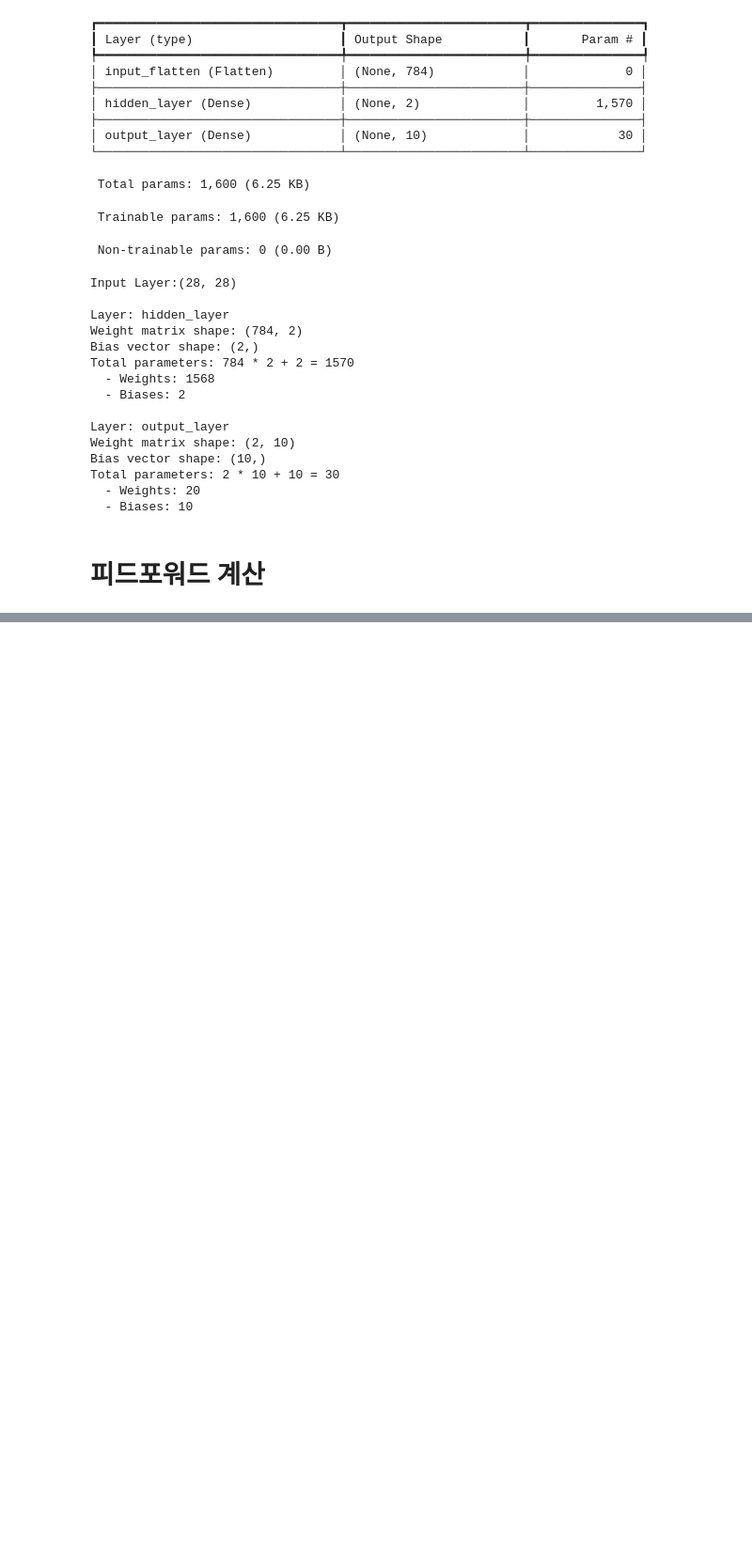
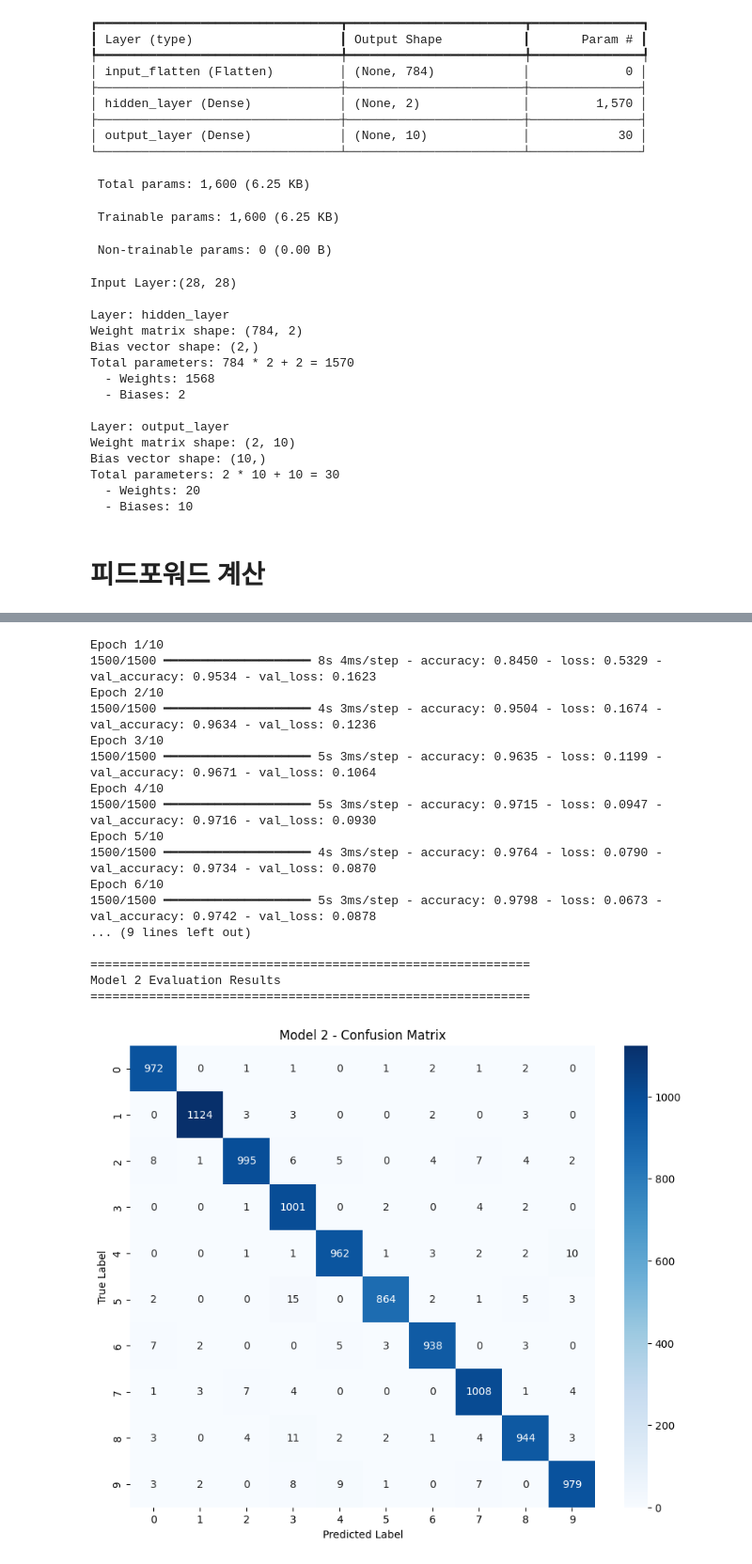
Before and after one commit to Max-JI64/Kakao_Tech_Boost, a Jupyter notebook: Daily_class/25_10_22_CNN_image.ipynb, the cells around one changed output, grey strips where cells are left out. Shown at 94% size. Saved outputs shown, nothing was run; the diff lists cells and outputs as text; code cells hidden in the pictures; blank space fills up the shorter version.

```diff
--- a/Daily_class/25_10_22_CNN_image.ipynb
+++ b/Daily_class/25_10_22_CNN_image.ipynb
@@ -156,0 +310,35 @@ tf.nn.softmax(output_logits)
+# %%
+# Model 2
+model2 = tf.keras.Sequential([
+    tf.keras.layers.Flatten(input_shape=(28, 28)),
+    tf.keras.layers.Dense(128, activation='relu'),
+    tf.keras.layers.Dropout(0.2),
+    tf.keras.layers.Dense(10)
+])
+
+model2.compile(optimizer='adam',
+                loss=loss_fn,
+                metrics=['accuracy'])
+
+history2 = model2.fit(x_train, y_train, epochs=10, validation_split=0.2)
+
+results_model2 = evaluate_model(model2, x_test, y_test, model_name="Model 2")
+# %% [output]
+Epoch 1/10
+1500/1500 ━━━━━━━━━━━━━━━━━━━━ 8s 4ms/step - accuracy: 0.8450 - loss: 0.5329 - val_accuracy: 0.9534 - val_loss: 0.1623
+Epoch 2/10
+1500/1500 ━━━━━━━━━━━━━━━━━━━━ 4s 3ms/step - accuracy: 0.9504 - loss: 0.1674 - val_accuracy: 0.9634 - val_loss: 0.1236
+Epoch 3/10
+1500/1500 ━━━━━━━━━━━━━━━━━━━━ 5s 3ms/step - accuracy: 0.9635 - loss: 0.1199 - val_accuracy: 0.9671 - val_loss: 0.1064
+Epoch 4/10
+1500/1500 ━━━━━━━━━━━━━━━━━━━━ 5s 3ms/step - accuracy: 0.9715 - loss: 0.0947 - val_accuracy: 0.9716 - val_loss: 0.0930
+Epoch 5/10
+1500/1500 ━━━━━━━━━━━━━━━━━━━━ 4s 3ms/step - accuracy: 0.9764 - loss: 0.0790 - val_accuracy: 0.9734 - val_loss: 0.0870
+Epoch 6/10
+1500/1500 ━━━━━━━━━━━━━━━━━━━━ 5s 3ms/step - accuracy: 0.9798 - loss: 0.0673 - val_accuracy: 0.9742 - val_loss: 0.0878
+... (9 lines left out)
+
+============================================================
+Model 2 Evaluation Results
+============================================================
+[figure, added]
```
Also changed, not shown: parts of 27 cells of this notebook.
